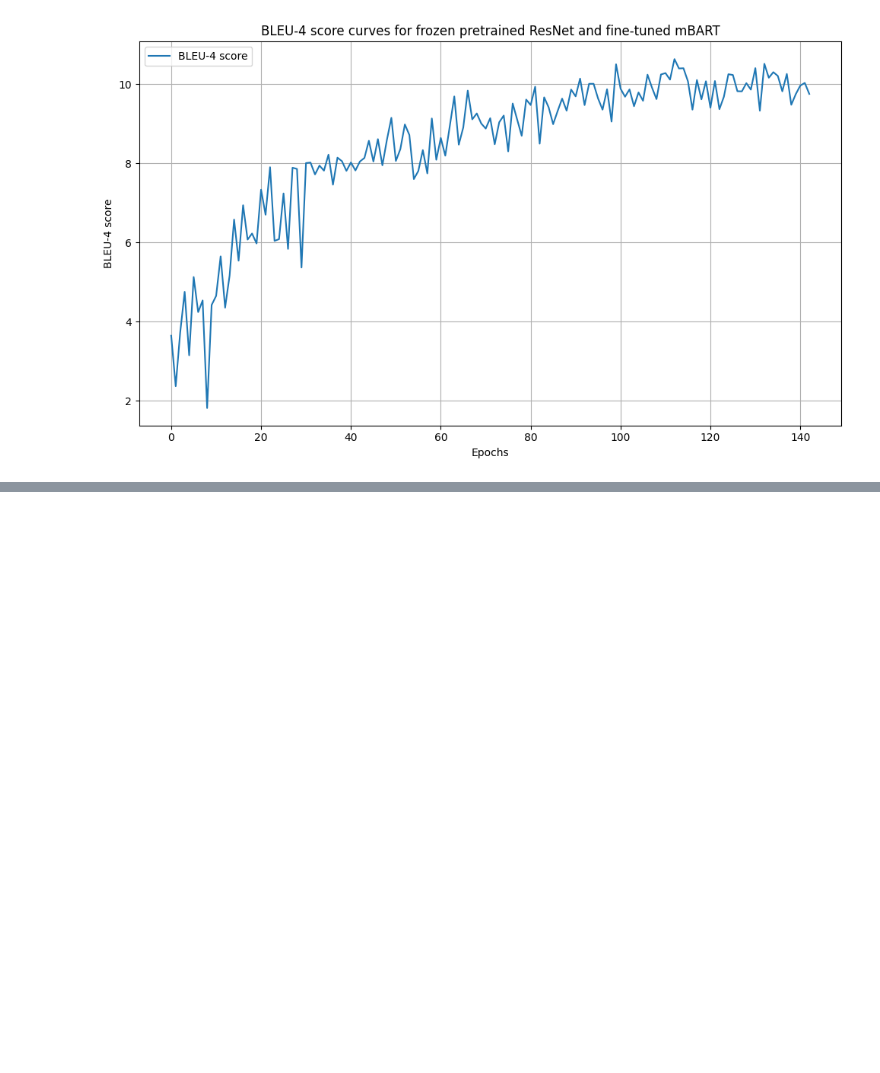
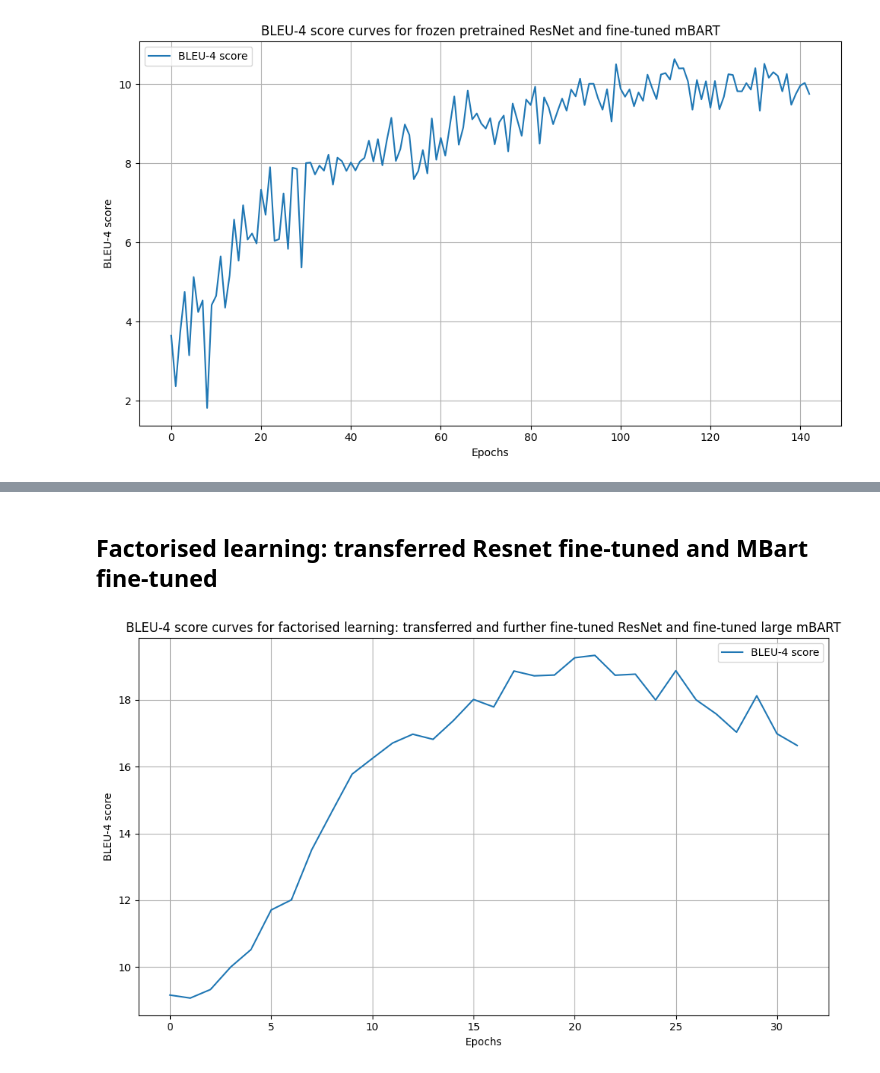
Before and after one commit to tanzheen/GFSLT-VLP, a Jupyter notebook: plot_graphs.ipynb, the cells around one changed output, grey strips where cells are left out. Cells and saved outputs as stored; diff of their text form; code cells hidden in the pictures; blank space fills up the shorter version.

```diff
--- a/plot_graphs.ipynb
+++ b/plot_graphs.ipynb
@@ -366,0 +447,37 @@ plt.show()
+# %% [markdown]
+## Factorised learning: transferred Resnet fine-tuned and MBart fine-tuned
+# %%
+import matplotlib.pyplot as plt
+import json
+
+# Load the data from the new file
+file_path = 'E:\scratch\e0724993\out_fla\Gloss-Free/log.txt'
+data = []
+
+# Read and parse the log data
+with open(file_path, 'r') as file:
+    for line in file:
+        data.append(json.loads(line))
+
+# Extract relevant fields for plotting
+epochs = [entry['epoch'] for entry in data]
+bleu_score = [entry['test_belu4'] for entry in data]
+
+
+# Plot train and test loss curves
+plt.figure(figsize=(10, 6))
+plt.plot(epochs, bleu_score, label='BLEU-4 score', marker='')
+plt.xlabel('Epochs')
+plt.ylabel('BLEU-4 score')
+plt.title('BLEU-4 score curves for factorised learning: transferred and further fine-tuned ResNet and fine-tuned large mBART')
+plt.legend()
+plt.grid(True)
+plt.tight_layout()
+
+# Display the plot
+
+# Save the plot as a PDF file
+plt.savefig('bleu_Fla-LLM_Resnet_free_MBart_free.pdf', format='pdf')
+plt.show()
+# %% [output]
+[figure, added]
```
Also changed, not shown: parts of 6 cells of this notebook.
